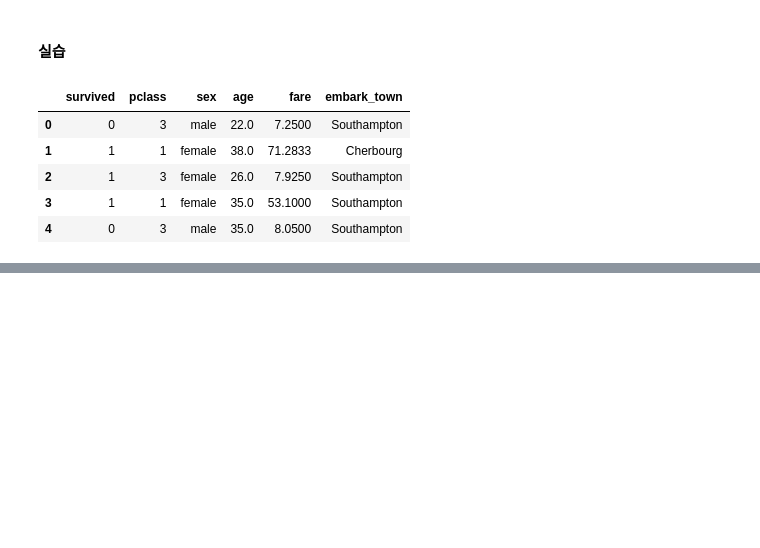
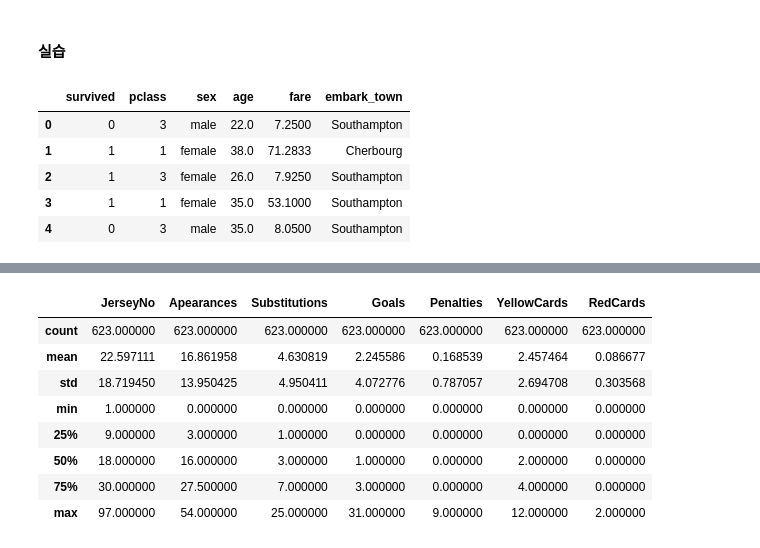
Before and after one commit to eunseop1/python, a Jupyter notebook: 11일차_pandas_0417.ipynb, the cells around one changed output, grey strips where cells are left out. Cells and saved outputs as stored; diff of their text form; code cells hidden in the pictures; blank space fills up the shorter version.

```diff
--- a/11일차_pandas_0417.ipynb
+++ b/11일차_pandas_0417.ipynb
@@ -451,0 +497,5 @@ df.head()
+# %%
+import pandas as pd
+
+df = pd.read_csv('all_players_stats.csv')
+df.head(5)
@@ -451,0 +553,12 @@ df.head()
+# %%
+df.describe()
+# %% [output]
+|  | JerseyNo | Apearances | Substitutions | Goals | Penalties | YellowCards | RedCards |
+| count | 623.000000 | 623.000000 | 623.000000 | 623.000000 | 623.000000 | 623.000000 | 623.000000 |
+| mean | 22.597111 | 16.861958 | 4.630819 | 2.245586 | 0.168539 | 2.457464 | 0.086677 |
+| std | 18.719450 | 13.950425 | 4.950411 | 4.072776 | 0.787057 | 2.694708 | 0.303568 |
+| min | 1.000000 | 0.000000 | 0.000000 | 0.000000 | 0.000000 | 0.000000 | 0.000000 |
+| 25% | 9.000000 | 3.000000 | 1.000000 | 0.000000 | 0.000000 | 0.000000 | 0.000000 |
+| 50% | 18.000000 | 16.000000 | 3.000000 | 1.000000 | 0.000000 | 2.000000 | 0.000000 |
+| 75% | 30.000000 | 27.500000 | 7.000000 | 3.000000 | 0.000000 | 4.000000 | 0.000000 |
+| max | 97.000000 | 54.000000 | 25.000000 | 31.000000 | 9.000000 | 12.000000 | 2.000000 |
```
Also changed, not shown: parts of 40 cells of this notebook, 8 other files.
